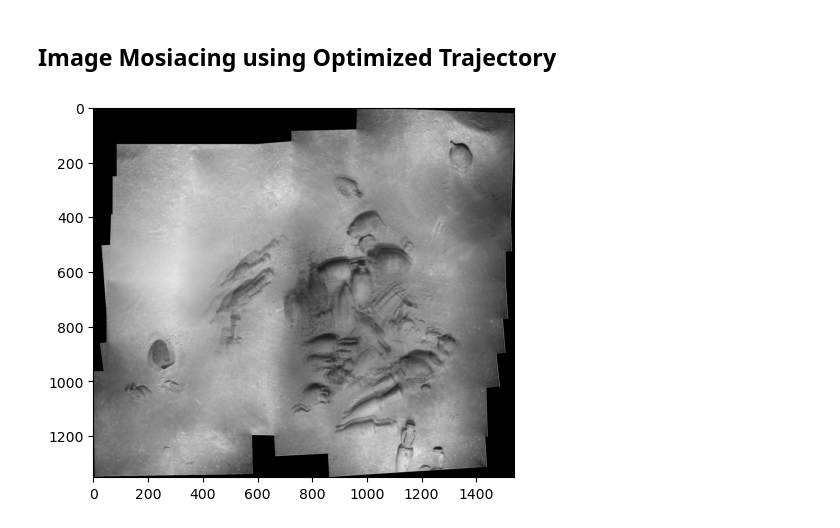
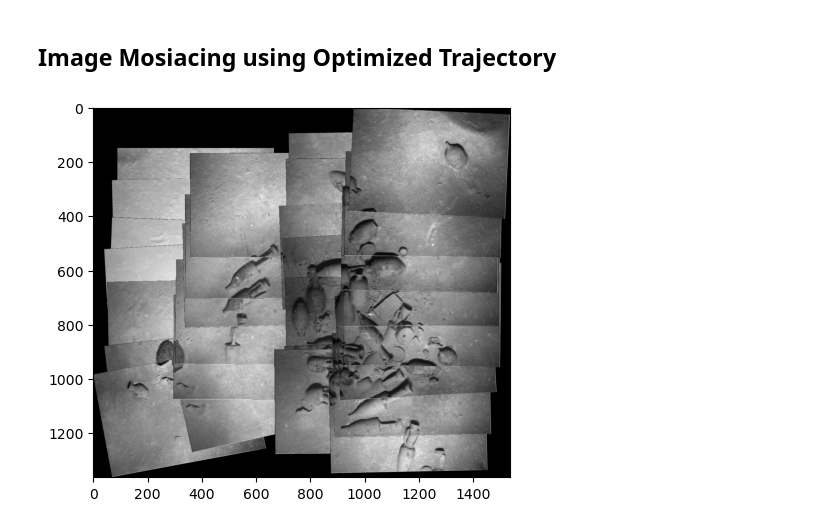
Before and after one commit to KSorte/Autonomous_Field_Robotics, a Jupyter notebook: skerski_dataset_mosaicing_using_gtsam/roman_shipwreck_visual_slam.ipynb, the cells around one changed output. Drawn from its saved outputs; the diff is of its cells as text; code cells hidden in the pictures.

Commit message:
Add blending toggle, link covariance factor, mosiac naming, best mosaicing till now after gtsam

```diff
--- a/skerski_dataset_mosaicing_using_gtsam/roman_shipwreck_visual_slam.ipynb
+++ b/skerski_dataset_mosaicing_using_gtsam/roman_shipwreck_visual_slam.ipynb
@@ -113,7 +113,7 @@ image_mosiacking.project_images_on_canvas()
 ## Load 29 Images
 # %%
 image_directories = ["29images/first_column", "29images/second_column", "29images/third_column", "29images/fourth_column"]
-image_mosiacking_29 = im.ImageMosiacking(image_directories, False, "all_images", min_inliers=20, max_reprojection_error=2.0, link_proposal_distance_factor=2.0)
+image_mosiacking_29 = im.ImageMosiacking(image_directories, display_feature_matching=False, use_blending=False, mosaic_name = "all_images", min_inliers=15, max_reprojection_error=2.0, link_proposal_distance_factor=2.0)
 
 image_mosiacking_29.get_images_for_mosaicking()
 # %% [markdown]
@@ -152,12 +152,12 @@ optimizer_2.plot_covariances("after")
 # %%
 # Get optimized image center trajectory from the GTSAM optimizer object.
 optimized_trajectory = optimizer_2.get_optimized_trajectory()
 
 # update the homographies in the image mosiacing graph.
 image_mosiacking_29.update_homographies(optimized_trajectory)
 
 # Execute image mosiacing routine.
 image_mosiacking_29.get_panorama_canvas()
-image_mosiacking_29.project_images_on_canvas()
+image_mosiacking_29.project_images_on_canvas("images_29_after_optimization")
 # %% [output]
-[figure, old version]
+[figure, new version]
```
Also changed, not shown: parts of 6 cells of this notebook, 7 other files.
